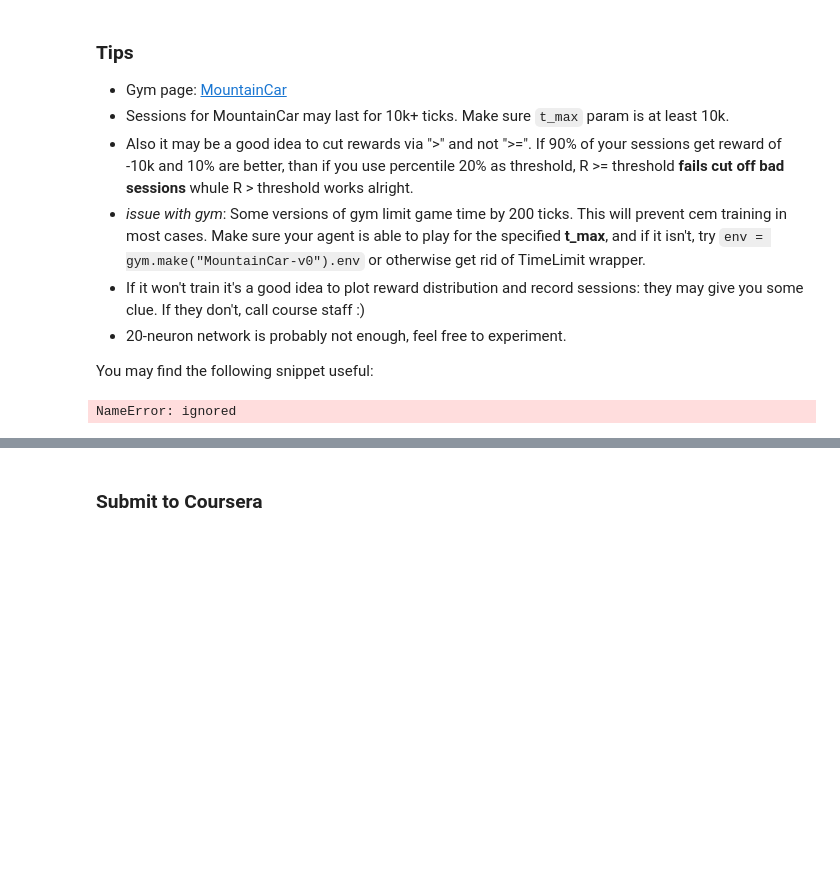
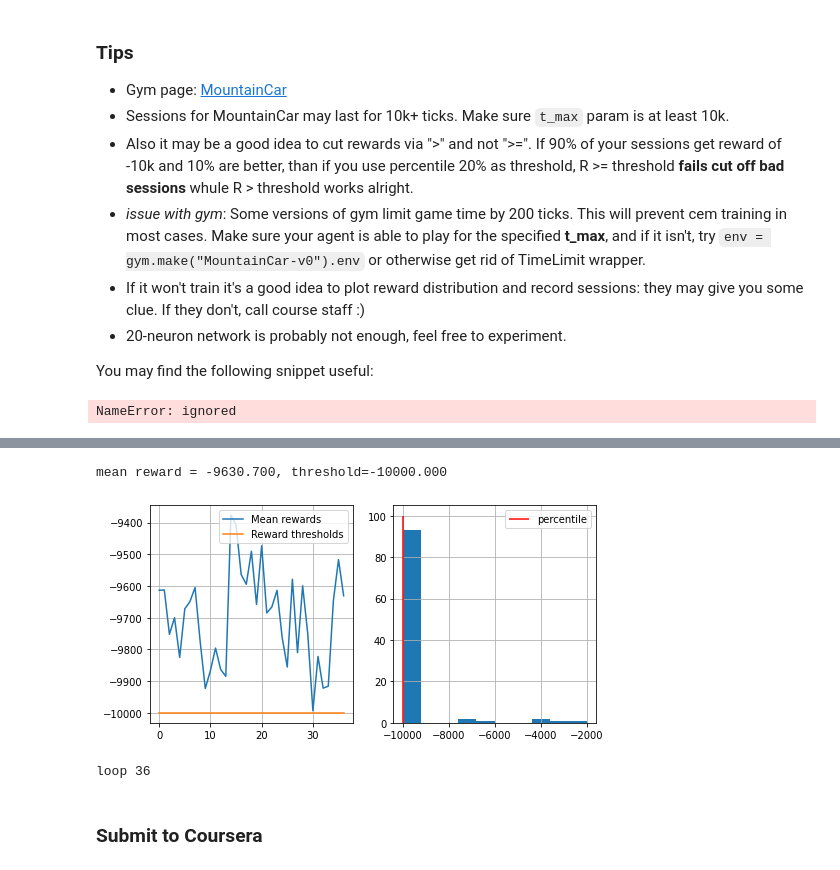
Before and after one commit to hu-tianyi/pratical_reinforcement_learning, a Jupyter notebook: week1_intro/deep_crossentropy_method.ipynb, the cells around one changed output, grey strips where cells are left out. Drawn from its saved outputs; the diff is of its cells as text; code cells hidden in the pictures; blank space fills up the shorter version.

```diff
--- a/week1_intro/deep_crossentropy_method.ipynb
+++ b/week1_intro/deep_crossentropy_method.ipynb
@@ -328,0 +321,13 @@ def generate_session_mountain_car(env, agent, t_max=10000):
+# %%
+
+#create agent
+# from sklearn.neural_network import MLPClassifier
+agent = MLPClassifier(hidden_layer_sizes=(100,100),
+                      activation='tanh',
+                      )
+
+print([env_mcar.reset()]*n_actions_mcar)
+print(list(range(n_actions_mcar)))
+
+#initialize agent to the dimension of state an amount of actions
+agent.partial_fit([env_mcar.reset()] * n_actions_mcar, range(n_actions_mcar), range(n_actions_mcar))
@@ -328,0 +389,28 @@ def generate_session_mountain_car(env, agent, t_max=10000):
+# %%
+import multiprocessing
+
+n_sessions = 100
+percentile = 70
+log = []
+
+for i in range(100):
+    # generate new sessions
+    sessions = [generate_session_mountain_car(env_mcar, agent) for _ in range(n_sessions)]
+
+    states_batch, actions_batch, rewards_batch = map(np.array, zip(*sessions))
+
+    elite_states, elite_actions = select_elites(states_batch, actions_batch, rewards_batch, percentile=percentile)
+
+    #<partial_fit agent to predict elite_actions(y) from elite_states(X)>
+    agent.partial_fit(elite_states, elite_actions)
+
+    show_progress(rewards_batch, log, percentile, reward_range=[np.min(rewards_batch)-10,np.max(rewards_batch)])
+
+    print("loop {}".format(i))
+
+    if np.mean(rewards_batch) > -150:
+        print("You Win! You may stop training now via KeyboardInterrupt.")
+# %% [output]
+mean reward = -9630.700, threshold=-10000.000
+[figure, added]
+loop 36
```
Also changed, not shown: parts of 13 cells of this notebook.
